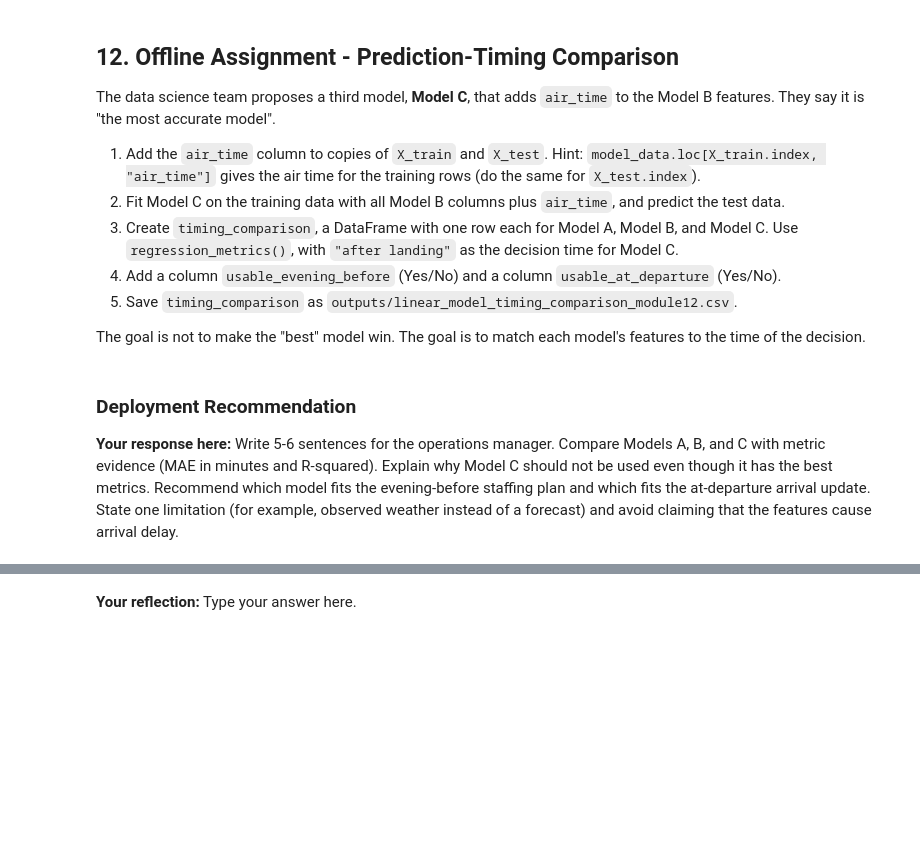
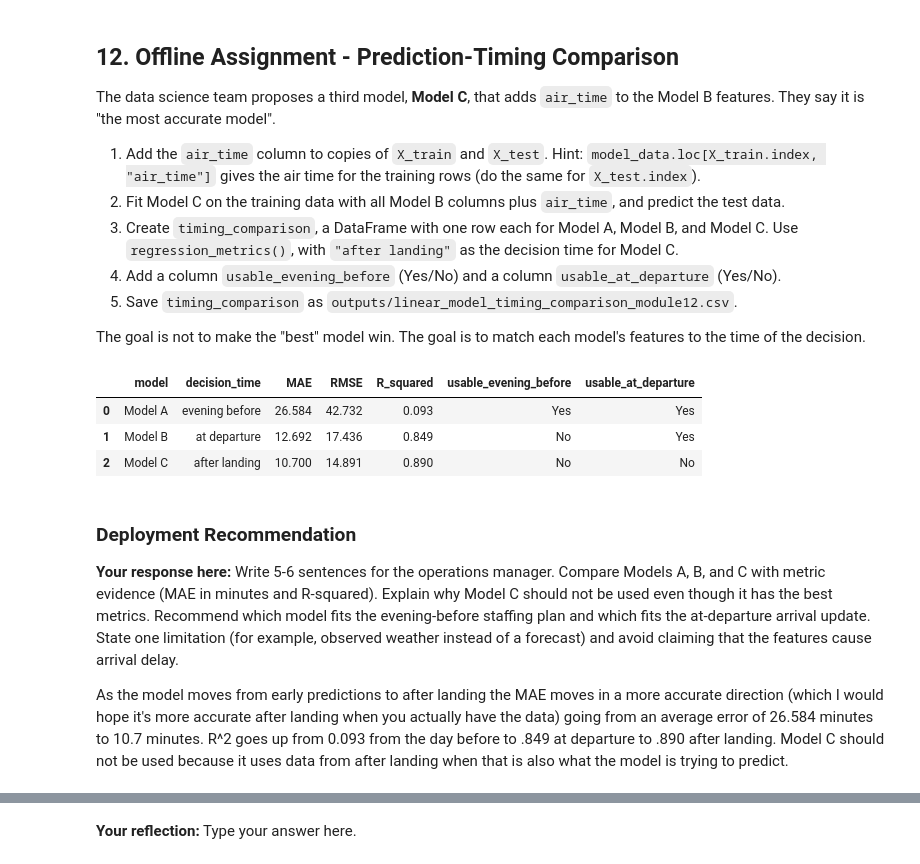
Before and after one commit to zambuggy2/ban6003-week12-13-modeling-template, a Jupyter notebook: notebooks/module12_linear_regression_guided_lab.ipynb, the cells around one changed output, grey strips where cells are left out. Saved outputs shown, nothing was run; the diff lists cells and outputs as text; code cells hidden in the pictures; blank space fills up the shorter version.

Commit message:
Complete Module 12 linear regression lab

```diff
--- a/notebooks/module12_linear_regression_guided_lab.ipynb
+++ b/notebooks/module12_linear_regression_guided_lab.ipynb
@@ -560,16 +714,67 @@ The goal is not to make the "best" model win. The goal is to match each model's
 # %%
 # Offline Assignment - your code here
 # Suggested sequence:
 # 1. X_train_c = X_train.copy(); X_train_c["air_time"] = model_data.loc[X_train.index, "air_time"]
 #    (do the same for X_test_c)
 # 2. landing_columns = departure_columns + ["air_time"]; fit model_c and create pred_c.
 # 3. timing_comparison = pd.DataFrame([regression_metrics(...), ...]) for Models A, B, and C.
 # 4. Add the usable_evening_before and usable_at_departure columns.
 # 5. Save timing_comparison with output_dir / "linear_model_timing_comparison_module12.csv".
+
+# Step 1: Add air_time to copies of Model B features
+X_train_c = X_train.copy()
+X_test_c = X_test.copy()
+
+X_train_c["air_time"] = model_data.loc[X_train.index, "air_time"]
+X_test_c["air_time"] = model_data.loc[X_test.index, "air_time"]
+
+# Step 2: Fit Model C and predict arrival delays
+model_c = LinearRegression()
+model_c.fit(X_train_c, y_train)
+
+pred_c = model_c.predict(X_test_c)
+
+# Step 3: Compare all three models
+timing_comparison = pd.DataFrame([
+    regression_metrics(
+        "Model A", "evening before", y_test, pred_a
+    ),
+    regression_metrics(
+        "Model B", "at departure", y_test, pred_b
+    ),
+    regression_metrics(
+        "Model C", "after landing", y_test, pred_c
+    )
+])
+
+# Step 4: Identify when each model can be used
+timing_comparison["usable_evening_before"] = [
+    "Yes", "No", "No"
+]
+
+timing_comparison["usable_at_departure"] = [
+    "Yes", "Yes", "No"
+]
+
+# Display the comparison
+display(timing_comparison.round(3))
+
+# Step 5: Export the results
+timing_comparison.to_csv(
+    output_dir / "linear_model_timing_comparison_module12.csv",
+    index=False
+)
+# %% [output]
+|  | model | decision_time | MAE | RMSE | R_squared | usable_evening_before | usable_at_departure |
+| 0 | Model A | evening before | 26.584 | 42.732 | 0.093 | Yes | Yes |
+| 1 | Model B | at departure | 12.692 | 17.436 | 0.849 | No | Yes |
+| 2 | Model C | after landing | 10.700 | 14.891 | 0.890 | No | No |
 # %% [markdown]
 ### Deployment Recommendation
 
 **Your response here:** Write 5-6 sentences for the operations manager. Compare Models A, B, and C with metric evidence (MAE in minutes and R-squared). Explain why Model C should not be used even though it has the best metrics. Recommend which model fits the evening-before staffing plan and which fits the at-departure arrival update. State one limitation (for example, observed weather instead of a forecast) and avoid claiming that the features cause arrival delay.
+
+As the model moves from early predictions to after landing the MAE moves in a more accurate direction (which I would hope it's more accurate after landing when you actually have the data) going from an average error of 26.584 minutes to 10.7 minutes.  R^2 goes up from 0.093 from the day before to .849 at departure to .890 after landing.  Model C should not be used because it uses data from after landing when that is also what the model is trying to predict.
 # %% [markdown]
 ## 13. Final Reflection
 
```
Also changed, not shown: parts of 24 cells of this notebook, 3 other files.
